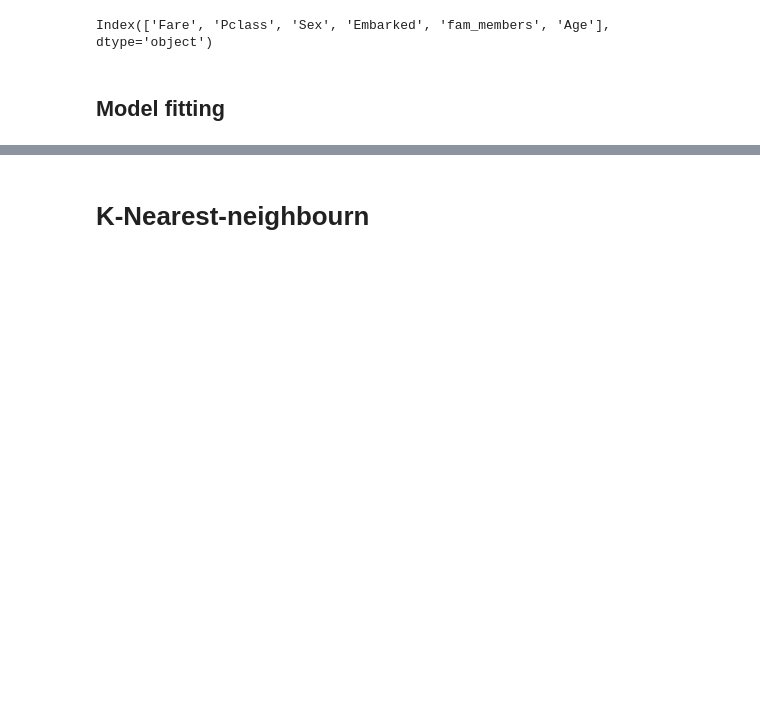
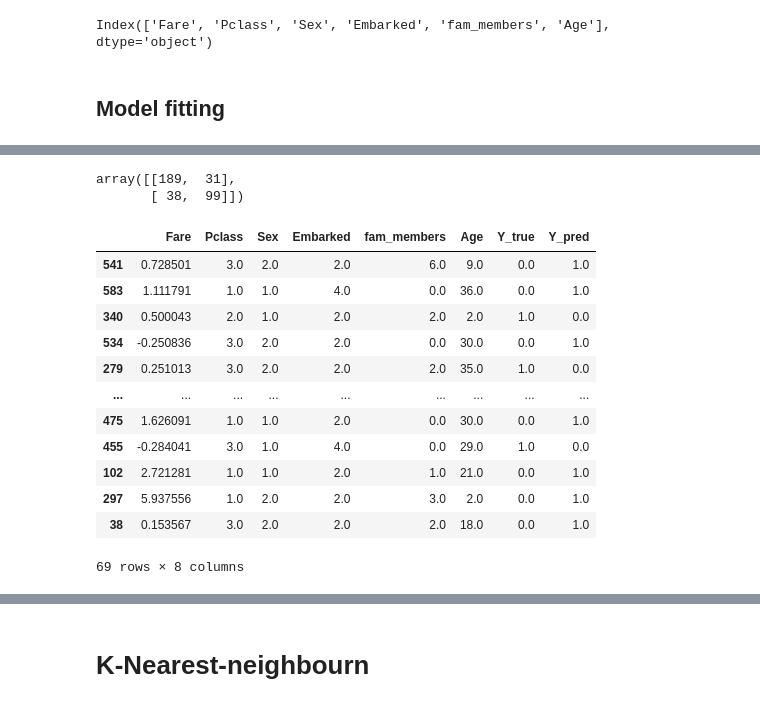
Before and after one commit to patRyserWelch8/KaggleTitanic, a Jupyter notebook: titanic.ipynb, the cells around one changed output, grey strips where cells are left out. Saved outputs shown, nothing was run; the diff lists cells and outputs as text; code cells hidden in the pictures; blank space fills up the shorter version.

```diff
--- a/titanic.ipynb
+++ b/titanic.ipynb
@@ -1315,5 +1346,27 @@ errors_pd.groupby(["Pclass","fam_members","Sex","Y_pred"]).count()["Y_true"]
+# %%
+y_pred = classifier.predict(X_valid)
+y_pred = y_pred.tolist()
+confusion_matrix(y_valid, y_pred)
+# %% [output]
+array([[189,  31],
+       [ 38,  99]])
 # %%
-errors_pd = X_train.copy(deep=True)
-errors_pd["Y_true"] = y_train
+errors_pd = X_valid.copy(deep=True)
+errors_pd["Y_true"] = y_valid
 errors_pd["Y_pred"] = y_pred
-filter_rows = (errors_pd["Pclass"] == 3.0) & (errors_pd["fam_members"] == 0.0) & (errors_pd["Sex"] == 1.0)
+errors_pd = errors_pd.loc[errors_pd["Y_true"] != errors_pd["Y_pred"], :]
+errors_pd
+# %% [output]
+|  | Fare | Pclass | Sex | Embarked | fam_members | Age | Y_true | Y_pred |
+| 541 | 0.728501 | 3.0 | 2.0 | 2.0 | 6.0 | 9.0 | 0.0 | 1.0 |
+| 583 | 1.111791 | 1.0 | 1.0 | 4.0 | 0.0 | 36.0 | 0.0 | 1.0 |
+| 340 | 0.500043 | 2.0 | 1.0 | 2.0 | 2.0 | 2.0 | 1.0 | 0.0 |
+| 534 | -0.250836 | 3.0 | 2.0 | 2.0 | 0.0 | 30.0 | 0.0 | 1.0 |
+| 279 | 0.251013 | 3.0 | 2.0 | 2.0 | 2.0 | 35.0 | 1.0 | 0.0 |
+| ... | ... | ... | ... | ... | ... | ... | ... | ... |
+| 475 | 1.626091 | 1.0 | 1.0 | 2.0 | 0.0 | 30.0 | 0.0 | 1.0 |
+| 455 | -0.284041 | 3.0 | 1.0 | 4.0 | 0.0 | 29.0 | 1.0 | 0.0 |
+| 102 | 2.721281 | 1.0 | 1.0 | 2.0 | 1.0 | 21.0 | 0.0 | 1.0 |
+| 297 | 5.937556 | 1.0 | 2.0 | 2.0 | 3.0 | 2.0 | 0.0 | 1.0 |
+| 38 | 0.153567 | 3.0 | 2.0 | 2.0 | 2.0 | 18.0 | 0.0 | 1.0 |
+69 rows × 8 columns
```
Also changed, not shown: parts of 14 cells of this notebook.
